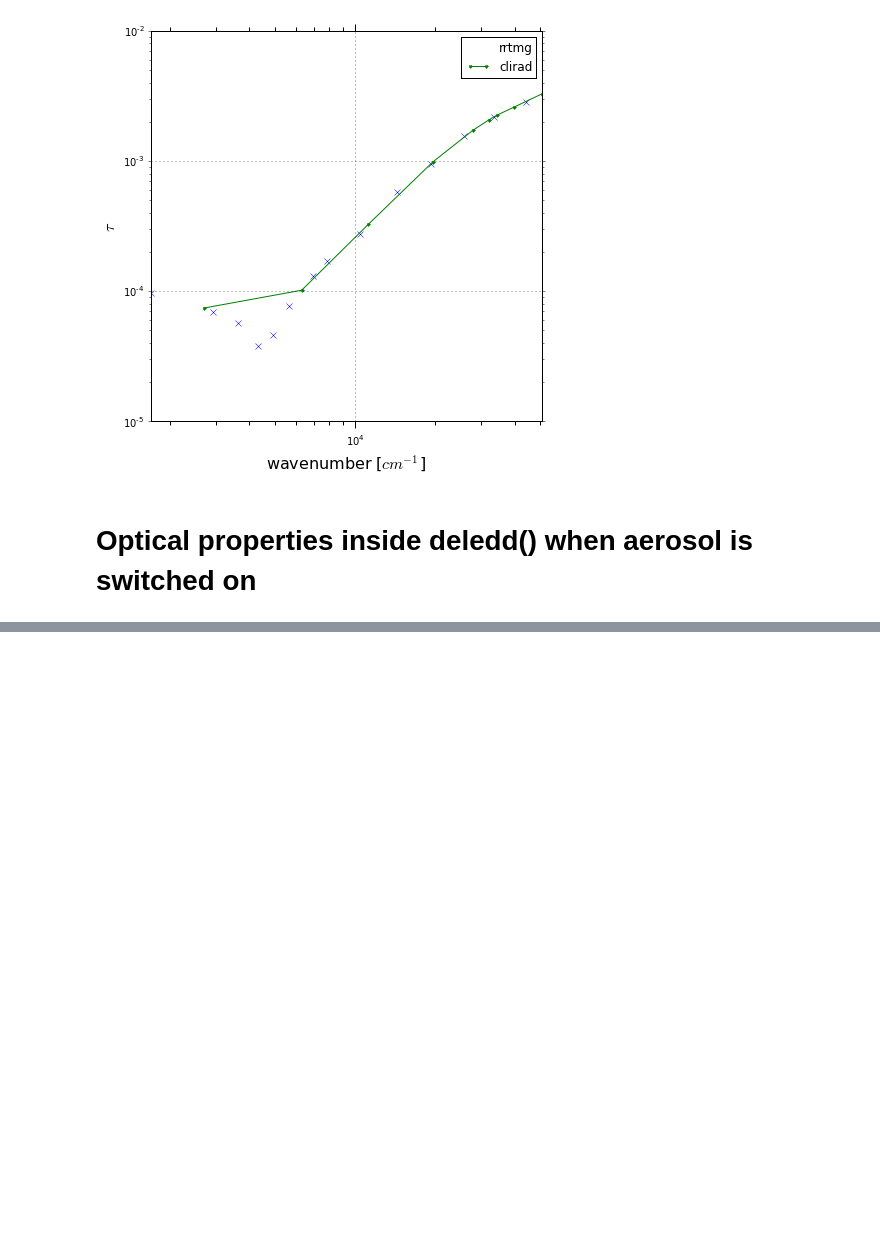
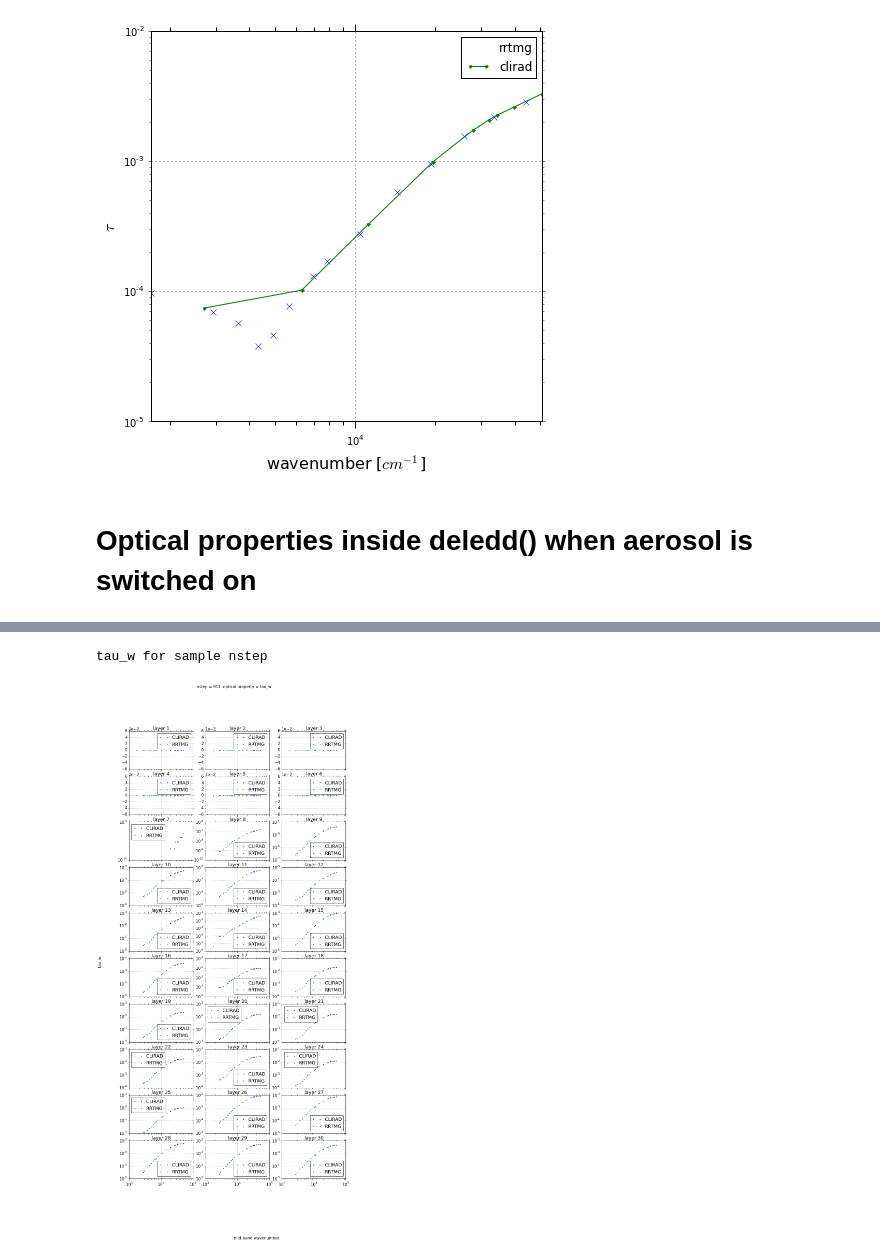
Before and after one commit to qAp/SCAM_radiation_notebooks, a Jupyter notebook: aerosol_optics.ipynb, the cells around one changed output, grey strips where cells are left out. Cells and saved outputs as stored; diff of their text form; code cells hidden in the pictures; blank space fills up the shorter version.

```diff
--- a/aerosol_optics.ipynb
+++ b/aerosol_optics.ipynb
@@ -801,0 +860,7 @@ max      0.005639    0.925000  8.500000e-01  7.225000e-01
+# %%
+print('''tau_w for sample nstep''')
+
+plt_RRTMG_vs_CLIRAD(layers = range(1, 30 + 1), nstep = 911, optical_prop = 'tau_w')
+# %% [output]
+tau_w for sample nstep
+[figure, added]
```
Also changed, not shown: parts of 20 cells of this notebook.
